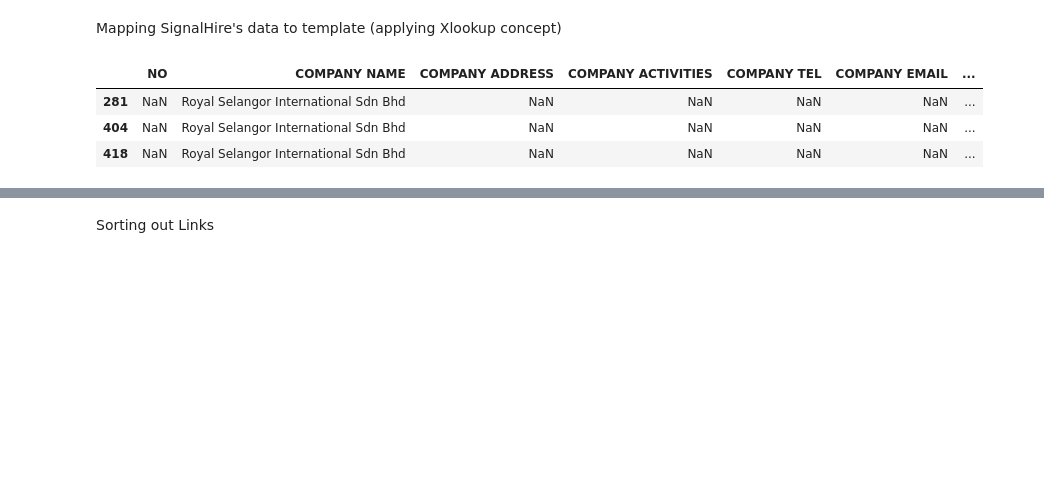
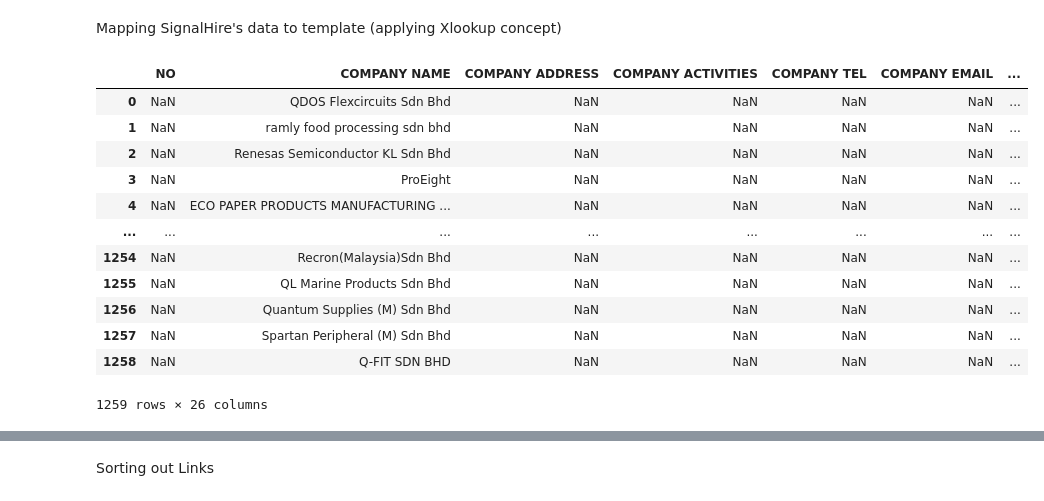
Before and after one commit to maeltwosinggit/My-Projects, a Jupyter notebook: Project 4 - Webscrape/SignalHire/NameCompiler.ipynb, the cells around one changed output, grey strips where cells are left out. Saved outputs shown, nothing was run; the diff lists cells and outputs as text; code cells hidden in the pictures; blank space fills up the shorter version.

```diff
--- a/Project 4 - Webscrape/SignalHire/NameCompiler.ipynb
+++ b/Project 4 - Webscrape/SignalHire/NameCompiler.ipynb
@@ -212,24 +212,53 @@ Mapping SignalHire's data to template (applying Xlookup concept)
 # %%
 TemplateFilled_df
 
 #Task 1 - mapping COMPANY NAME
 # Create a copy of dftemplate_raw
 dftemplate_t1 = TemplateFilled_df.copy()
 # Create a dictionary mapping 'Raw Full Name' to 'phone' in filtered_df_t3, only for phone_type ''
 company_mapping = dict(zip(SHdata_df['Full Name'], SHdata_df['Company']))
 # Fill NaN values in 'CONTACT TEL' column of dftemplate_t3 using phone_mapping_t3
 dftemplate_t1['COMPANY NAME'] = dftemplate_t1['COMPANY NAME'].fillna(dftemplate_t1['CONTACT NAME'].map(company_mapping))
 
 #Task 2 - mapping POSITION
 # Create a copy of dftemplate_raw
 dftemplate_t2 = dftemplate_t1.copy()
 # Create a dictionary mapping 'Raw Full Name' to 'phone' in filtered_df_t3, only for phone_type ''
 position_mapping = dict(zip(SHdata_df['Full Name'], SHdata_df['Position']))
 # Fill NaN values in 'CONTACT TEL' column of dftemplate_t3 using phone_mapping_t3
 dftemplate_t2['POSITION'] = dftemplate_t2['POSITION'].fillna(dftemplate_t2['CONTACT NAME'].map(position_mapping))
 dftemplate_t2[dftemplate_t2['CONTACT NAME']=='Angelyn Ser']
+
+#Task 3 - mapping all Links to new column
+dftemplate_t3 = dftemplate_t2.copy()
+# List of link columns to be mapped
+link_columns = ['Link1', 'Link2', 'Link3', 'Link4', 'Link5', 'Link6', 'Link7', 'Link8']
+
+# Iterate through each link column
+for link_col in link_columns:
+    # Create a dictionary mapping for the current link column
+    links_mapping = dict(zip(SHdata_df['Full Name'], SHdata_df[link_col]))
+
+    # Ensure the current link column exists in dftemplate_t3
+    if link_col not in dftemplate_t3.columns:
+        dftemplate_t3[link_col] = None
+
+    # Fill NaN values in the current link column with the mapped values from 'CONTACT NAME'
+    dftemplate_t3[link_col] = dftemplate_t3[link_col].fillna(dftemplate_t3['CONTACT NAME'].map(links_mapping))
+
+
+dftemplate_t3
 # %% [output]
 |  | NO | COMPANY NAME | COMPANY ADDRESS | COMPANY ACTIVITIES | COMPANY TEL | COMPANY EMAIL | ... |
-| 281 | NaN | Royal Selangor International Sdn Bhd | NaN | NaN | NaN | NaN | ... |
-| 404 | NaN | Royal Selangor International Sdn Bhd | NaN | NaN | NaN | NaN | ... |
-| 418 | NaN | Royal Selangor International Sdn Bhd | NaN | NaN | NaN | NaN | ... |
+| 0 | NaN | QDOS Flexcircuits Sdn Bhd | NaN | NaN | NaN | NaN | ... |
+| 1 | NaN | ramly food processing sdn bhd | NaN | NaN | NaN | NaN | ... |
+| 2 | NaN | Renesas Semiconductor KL Sdn Bhd | NaN | NaN | NaN | NaN | ... |
+| 3 | NaN | ProEight | NaN | NaN | NaN | NaN | ... |
+| 4 | NaN | ECO PAPER PRODUCTS MANUFACTURING ... | NaN | NaN | NaN | NaN | ... |
+| ... | ... | ... | ... | ... | ... | ... | ... |
+| 1254 | NaN | Recron(Malaysia)Sdn Bhd | NaN | NaN | NaN | NaN | ... |
+| 1255 | NaN | QL Marine Products Sdn Bhd | NaN | NaN | NaN | NaN | ... |
+| 1256 | NaN | Quantum Supplies (M) Sdn Bhd | NaN | NaN | NaN | NaN | ... |
+| 1257 | NaN | Spartan Peripheral (M) Sdn Bhd | NaN | NaN | NaN | NaN | ... |
+| 1258 | NaN | Q-FIT SDN BHD | NaN | NaN | NaN | NaN | ... |
+1259 rows × 26 columns
```
Also changed, not shown: parts of 5 cells of this notebook.
